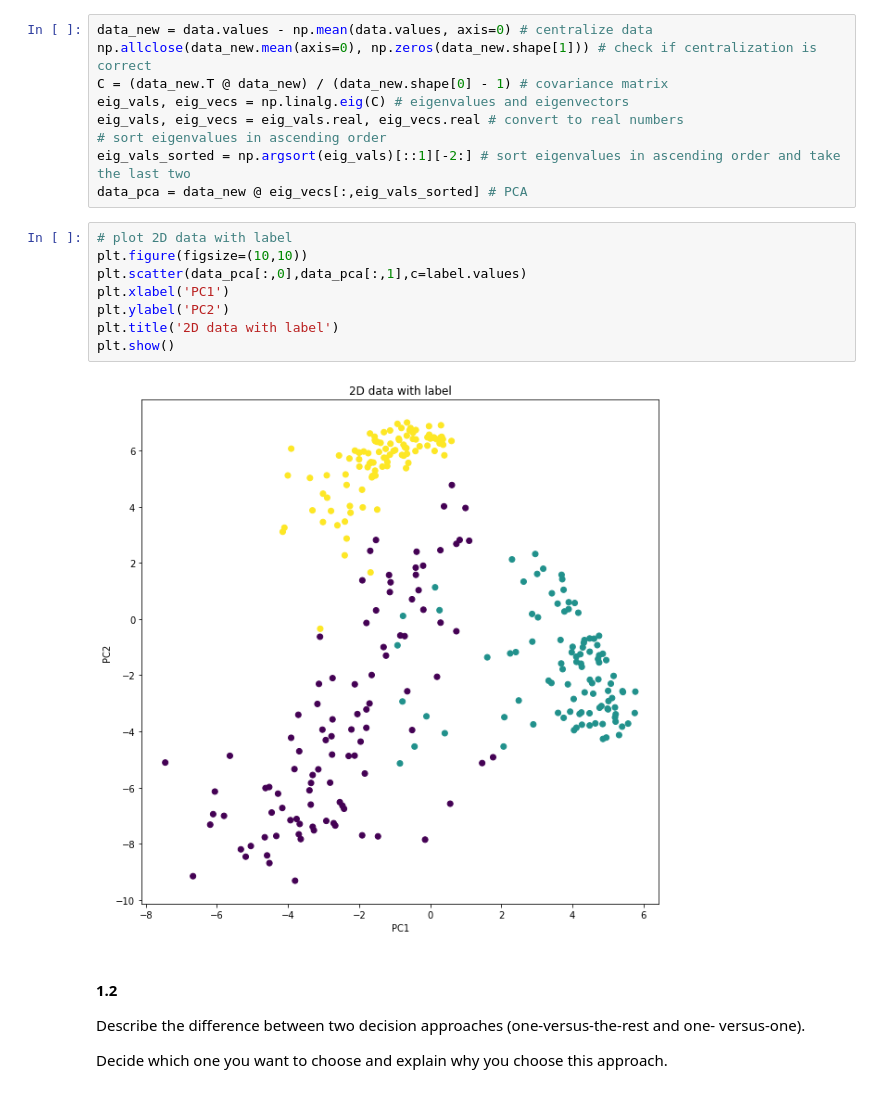
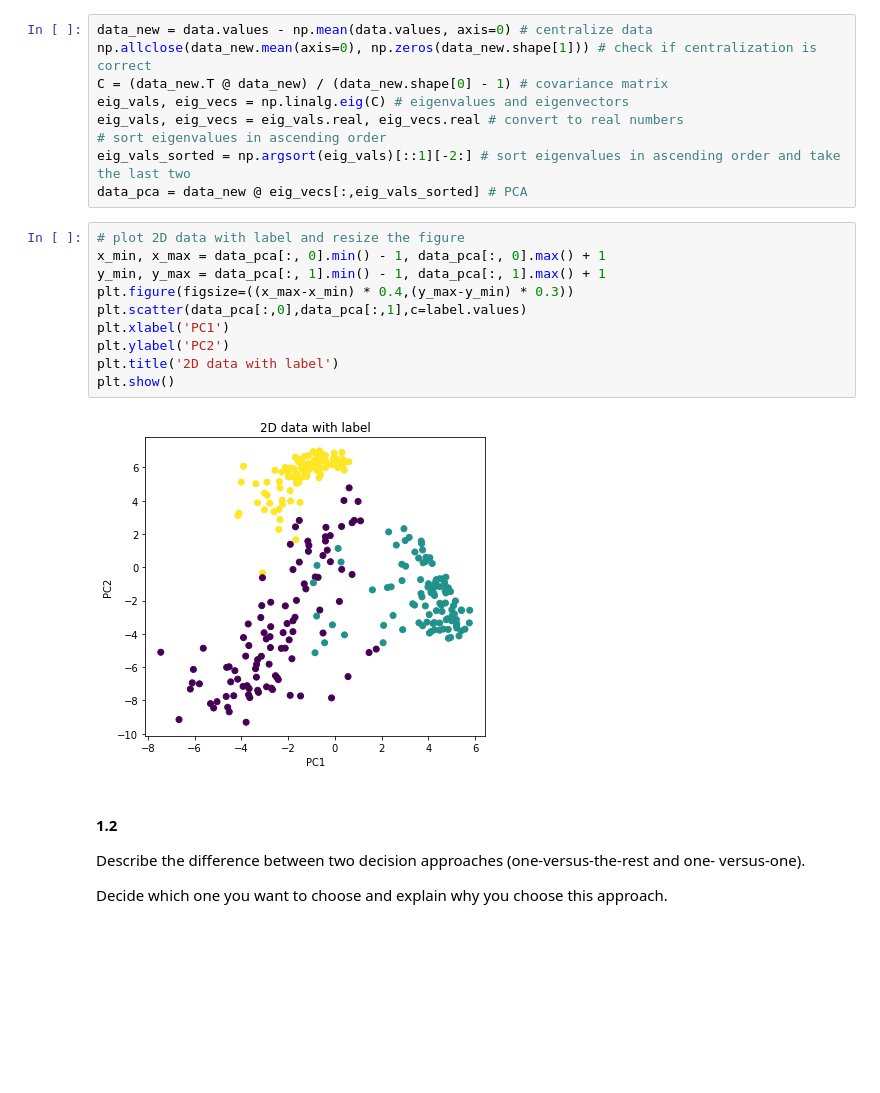
Before and after one commit to jacksonchen1998/2022-NYCU-ML, a Jupyter notebook: hw3_311511052/hw3_311511052.ipynb, the cells around one changed output. Saved outputs shown, nothing was run; the diff lists cells and outputs as text; blank space fills up the shorter version.

```diff
--- a/hw3_311511052/hw3_311511052.ipynb
+++ b/hw3_311511052/hw3_311511052.ipynb
@@ -107,15 +107,17 @@ eig_vals, eig_vecs = eig_vals.real, eig_vecs.real # convert to real numbers
 eig_vals_sorted = np.argsort(eig_vals)[::1][-2:] # sort eigenvalues in ascending order and take the last two
 data_pca = data_new @ eig_vecs[:,eig_vals_sorted] # PCA
 # %%
-# plot 2D data with label
-plt.figure(figsize=(10,10))
+# plot 2D data with label and resize the figure
+x_min, x_max = data_pca[:, 0].min() - 1, data_pca[:, 0].max() + 1
+y_min, y_max = data_pca[:, 1].min() - 1, data_pca[:, 1].max() + 1
+plt.figure(figsize=((x_max-x_min) * 0.4,(y_max-y_min) * 0.3))
 plt.scatter(data_pca[:,0],data_pca[:,1],c=label.values)
 plt.xlabel('PC1')
 plt.ylabel('PC2')
 plt.title('2D data with label')
 plt.show()
 # %% [output]
-[figure, old version]
+[figure, new version]
 # %% [markdown]
 #### 1.2
 
```
Also changed, not shown: parts of 6 cells of this notebook.
